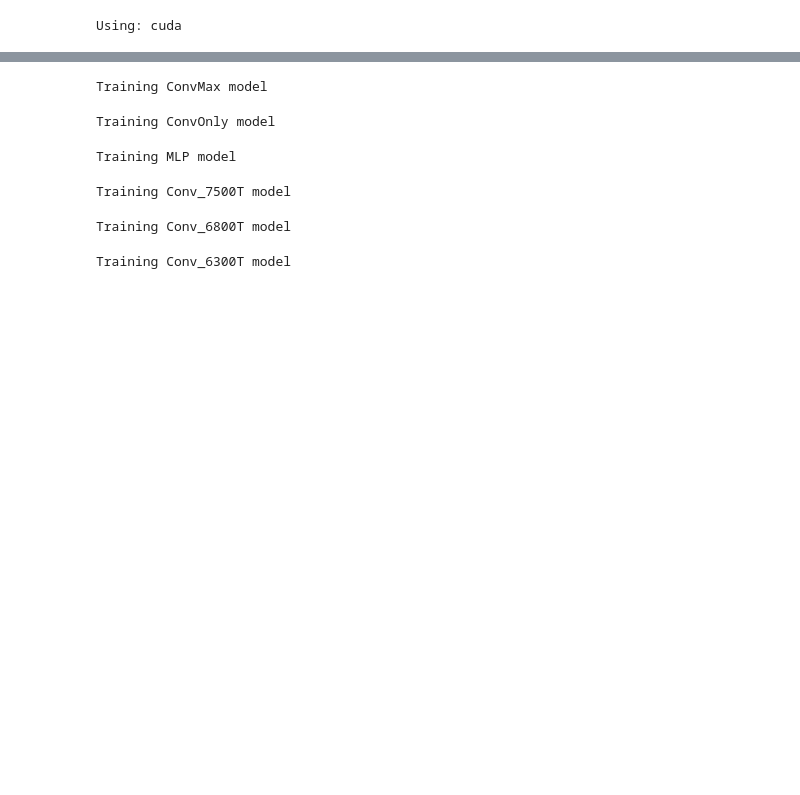
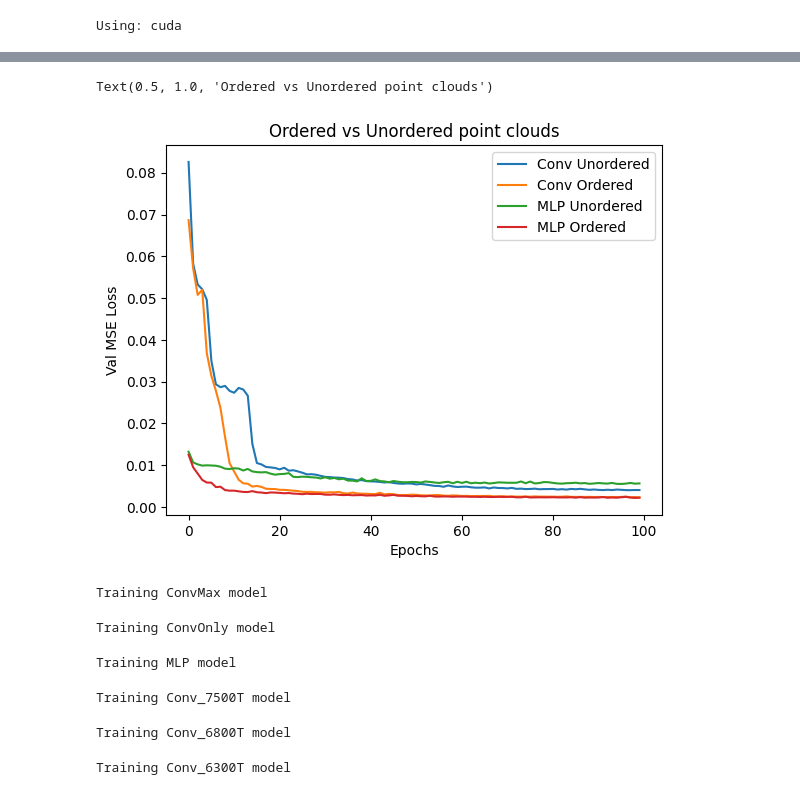
Before and after one commit to ZacheryFogg/Neural-Sign-Distance-Learning, a Jupyter notebook: AutoEncoder/train.ipynb, the cells around one changed output, grey strips where cells are left out. Drawn from its saved outputs; the diff is of its cells as text; code cells hidden in the pictures; blank space fills up the shorter version.

```diff
--- a/AutoEncoder/train.ipynb
+++ b/AutoEncoder/train.ipynb
@@ -140,11 +140,11 @@ point_size = 1024
 c_model_ord = ae.ConvAE_800T(point_size, latent_size).to(device)
 c_model_unord = ae.ConvAE_800T(point_size, latent_size).to(device)
 
-c_train_losses_ord, val_losses_ord = train_model('c_ord', c_model_ord, num_epochs, train_loader_1024, val_loader_1024, '1024_256')
-c_train_losses_unord, val_losses_unord = train_model('c_unord', c_model_unord, num_epochs, train_loader_1024_unord, val_loader_1024_unord, '1024_256')
+c_train_losses_ord, c_val_losses_ord = train_model('c_ord', c_model_ord, num_epochs, train_loader_1024, val_loader_1024, '1024_256')
+c_train_losses_unord, c_val_losses_unord = train_model('c_unord', c_model_unord, num_epochs, train_loader_1024_unord, val_loader_1024_unord, '1024_256')
 
 mlp_model_ord = ae.MLP_AE(point_size, latent_size).to(device)
 mlp_model_unord = ae.MLP_AE(point_size, latent_size).to(device)
 
-mlp_train_losses_ord, val_losses_ord = train_model('ord', mlp_model_ord, num_epochs, train_loader_1024, val_loader_1024, '1024_256')
-mlp_train_losses_unord, val_losses_unord = train_model('unord', mlp_model_unord, num_epochs, train_loader_1024_unord, val_loader_1024_unord, '1024_256')
+mlp_train_losses_ord, mlp_val_losses_ord = train_model('ord', mlp_model_ord, num_epochs, train_loader_1024, val_loader_1024, '1024_256')
+mlp_train_losses_unord, mlp_val_losses_unord = train_model('unord', mlp_model_unord, num_epochs, train_loader_1024_unord, val_loader_1024_unord, '1024_256')
@@ -176,0 +151,12 @@ Val Loss Decreased(0.013240 ---> 0.011874)       Saving The Model
+# %%
+plt.plot(c_val_losses_unord, label = 'Conv Unordered')
+plt.plot(c_val_losses_ord, label = 'Conv Ordered')
+plt.plot(mlp_val_losses_unord, label = 'MLP Unordered')
+plt.plot(mlp_val_losses_ord, label = 'MLP Ordered')
+plt.legend()
+plt.xlabel("Epochs")
+plt.ylabel("Val MSE Loss")
+plt.title("Ordered vs Unordered point clouds")
+# %% [output]
+Text(0.5, 1.0, 'Ordered vs Unordered point clouds')
+[figure, added]
```
Also changed, not shown: parts of 3 cells of this notebook, 23 other files.
